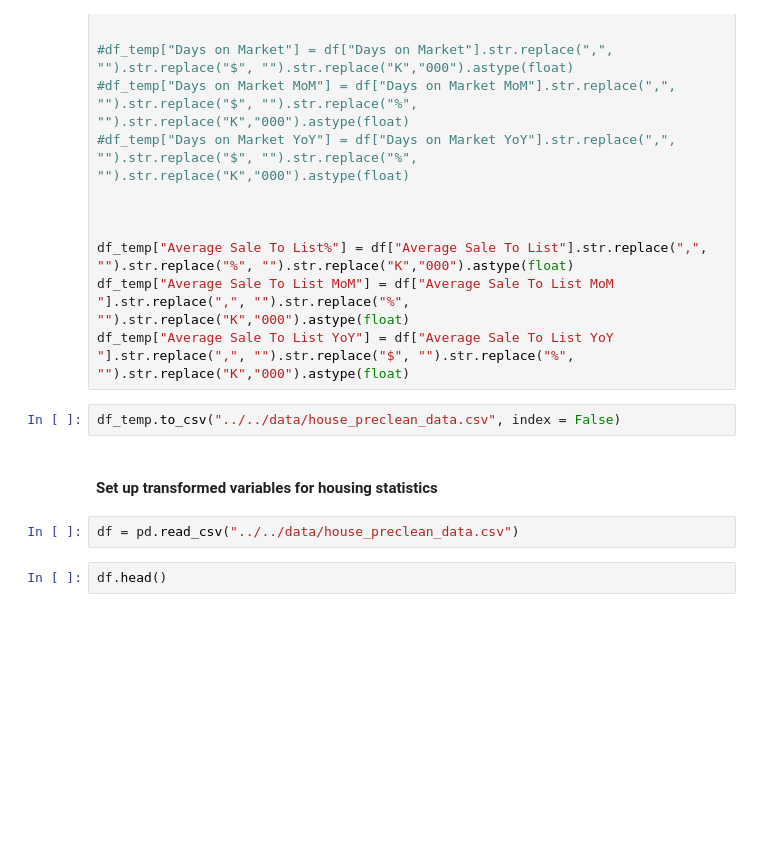
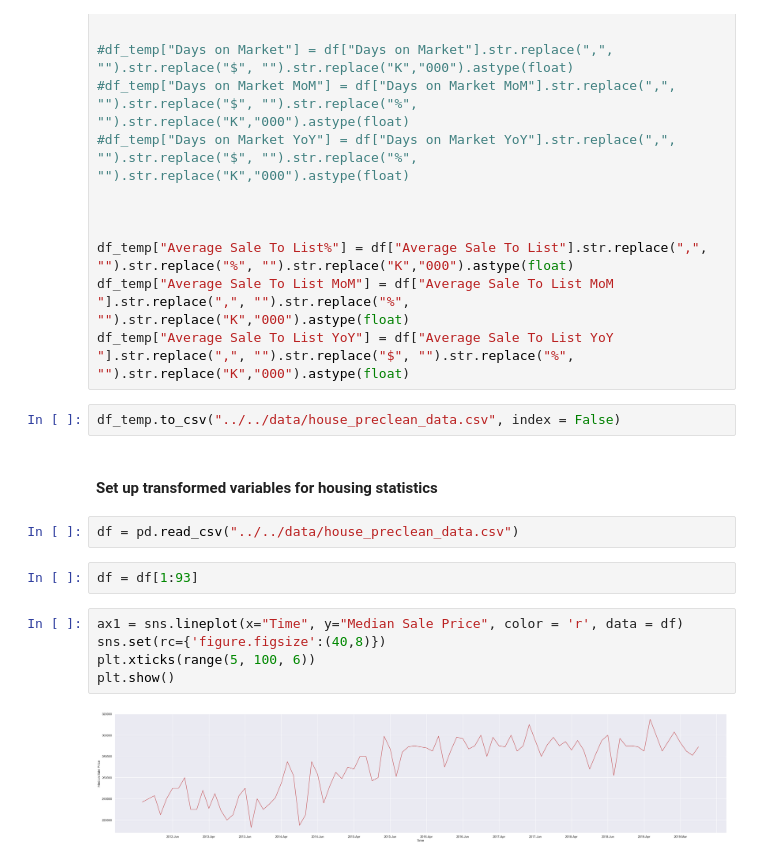
Before and after one commit to iuniorhsiung/mod4_project_DC_housing_price, a Jupyter notebook: python_folder/python file/Data_cleaning_house_price.ipynb, the cells around one changed output. Cells and saved outputs as stored; diff of their text form; blank space fills up the shorter version.

```diff
--- a/python_folder/python file/Data_cleaning_house_price.ipynb
+++ b/python_folder/python file/Data_cleaning_house_price.ipynb
@@ -56,5 +56,12 @@ df_temp.to_csv("../../data/house_preclean_data.csv", index = False)
 ####  Set up transformed variables for housing statistics
 # %%
 df = pd.read_csv("../../data/house_preclean_data.csv")
-# %%
-df.head()
+# %%
+df = df[1:93]
+# %%
+ax1 = sns.lineplot(x="Time", y="Median Sale Price", color = 'r', data = df)
+sns.set(rc={'figure.figsize':(40,8)})
+plt.xticks(range(5, 100, 6))
+plt.show()
+# %% [output]
+[figure, added]
```
Also changed, not shown: parts of 6 cells of this notebook.
